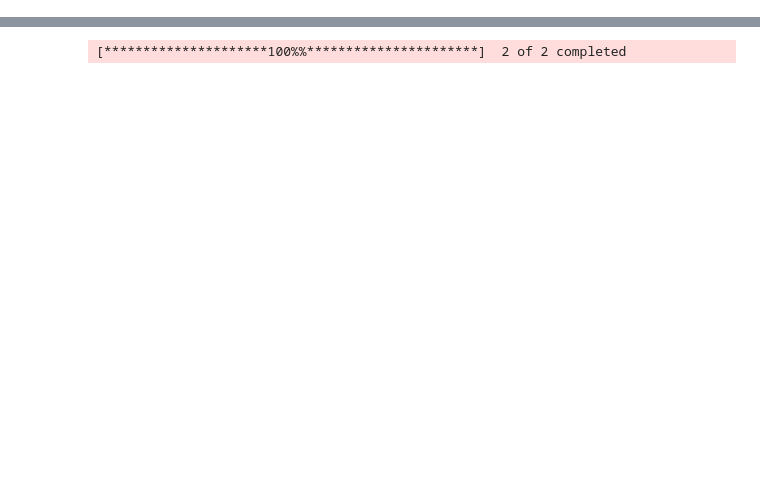
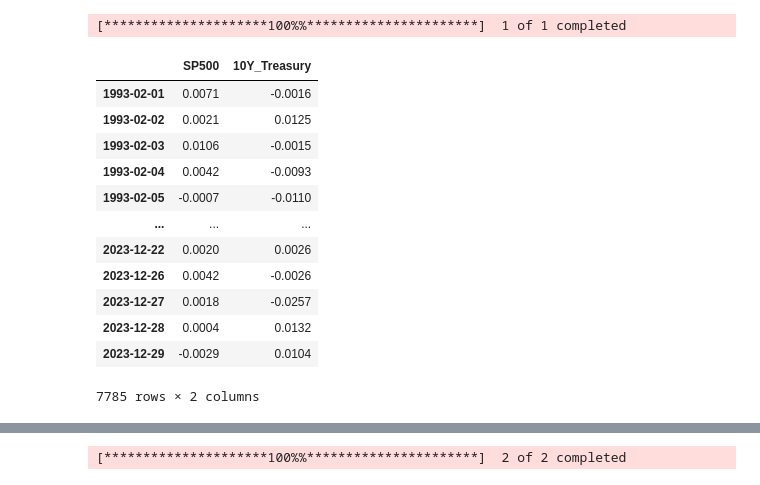
Before and after one commit to udacity/building-a-workflow-for-aI, a Jupyter notebook: l1-introduction-to-ai-workflows-in-trading/Lesson1.ipynb, the cells around one changed output, grey strips where cells are left out. Drawn from its saved outputs; the diff is of its cells as text; code cells hidden in the pictures; blank space fills up the shorter version.

```diff
--- a/l1-introduction-to-ai-workflows-in-trading/Lesson1.ipynb
+++ b/l1-introduction-to-ai-workflows-in-trading/Lesson1.ipynb
@@ -13,0 +16,16 @@
+# %%
+import yfinance as yf
+import pandas_datareader.data as web
+import pandas as pd
+import matplotlib.pyplot as plt
+
+# Define the ticker symbol for S&P 500
+stock_ticker = 'SPY'
+
+# Download historical data for S&P 500 since 1980
+stock_data = yf.download(stock_ticker, start='1980-01-01', end='2024-01-01')['Adj Close']
+
+# Download historical data for 10-Year Treasury Bond from FRED
+bond_data = web.DataReader('DGS10', 'fred', start='1980-01-01', end='2024-01-01')
+# %% [output]
+[*********************100%%**********************]  1 of 1 completed
@@ -13,0 +39,16 @@
+# %%
+returns
+# %% [output]
+|  | SP500 | 10Y_Treasury |
+| 1993-02-01 | 0.0071 | -0.0016 |
+| 1993-02-02 | 0.0021 | 0.0125 |
+| 1993-02-03 | 0.0106 | -0.0015 |
+| 1993-02-04 | 0.0042 | -0.0093 |
+| 1993-02-05 | -0.0007 | -0.0110 |
+| ... | ... | ... |
+| 2023-12-22 | 0.0020 | 0.0026 |
+| 2023-12-26 | 0.0042 | -0.0026 |
+| 2023-12-27 | 0.0018 | -0.0257 |
+| 2023-12-28 | 0.0004 | 0.0132 |
+| 2023-12-29 | -0.0029 | 0.0104 |
+7785 rows × 2 columns
```
Also changed, not shown: parts of 5 cells of this notebook.
